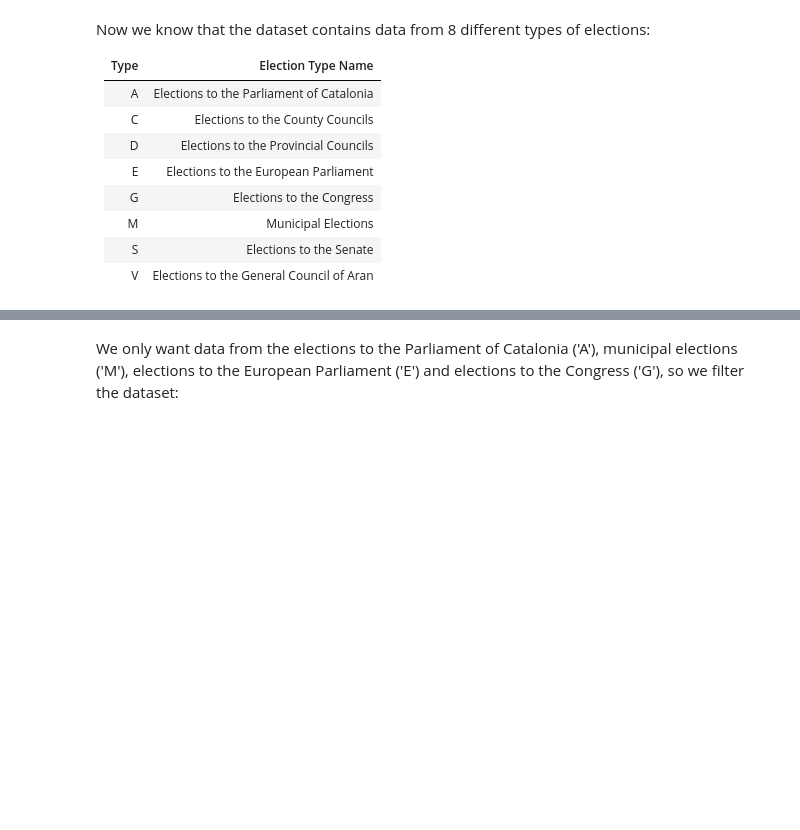
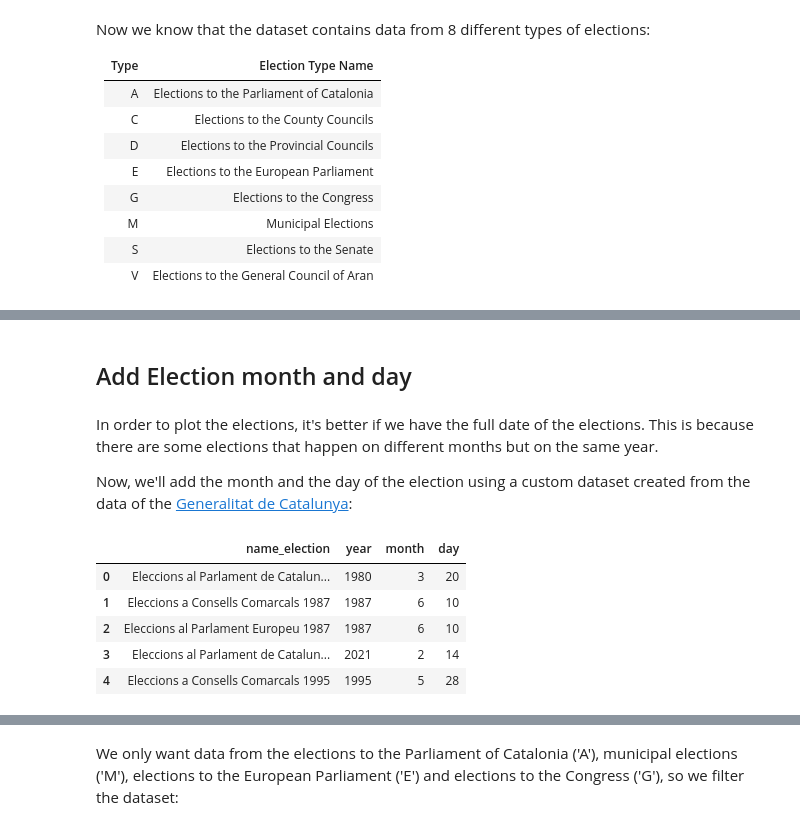
Before and after one commit to guillempla/catalan-elections-forecasting, a Jupyter notebook: src/study-data/study-data.ipynb, the cells around one changed output, grey strips where cells are left out. Cells and saved outputs as stored; diff of their text form; code cells hidden in the pictures; blank space fills up the shorter version.

```diff
--- a/src/study-data/study-data.ipynb
+++ b/src/study-data/study-data.ipynb
@@ -141,0 +170,17 @@ Now we know that the dataset contains data from 8 different types of elections:
+# %% [markdown]
+## Add Election month and day
+# %% [markdown]
+In order to plot the elections, it's better if we have the full date of the elections. This is because there are some elections that happen on different months but on the same year.
+
+Now, we'll add the month and the day of the election using a custom dataset created from the data of the [Generalitat de Catalunya](https://resultats.dadeselectorals.gencat.cat/#/dades):
+# %%
+df_elections_days = pd.read_csv('../../data/processed/elections_days.csv')
+
+df_elections_days.head()
+# %% [output]
+|  | name_election | year | month | day |
+| 0 | Eleccions al Parlament de Catalun... | 1980 | 3 | 20 |
+| 1 | Eleccions a Consells Comarcals 1987 | 1987 | 6 | 10 |
+| 2 | Eleccions al Parlament Europeu 1987 | 1987 | 6 | 10 |
+| 3 | Eleccions al Parlament de Catalun... | 2021 | 2 | 14 |
+| 4 | Eleccions a Consells Comarcals 1995 | 1995 | 5 | 28 |
```
Also changed, not shown: parts of 15 cells of this notebook.
